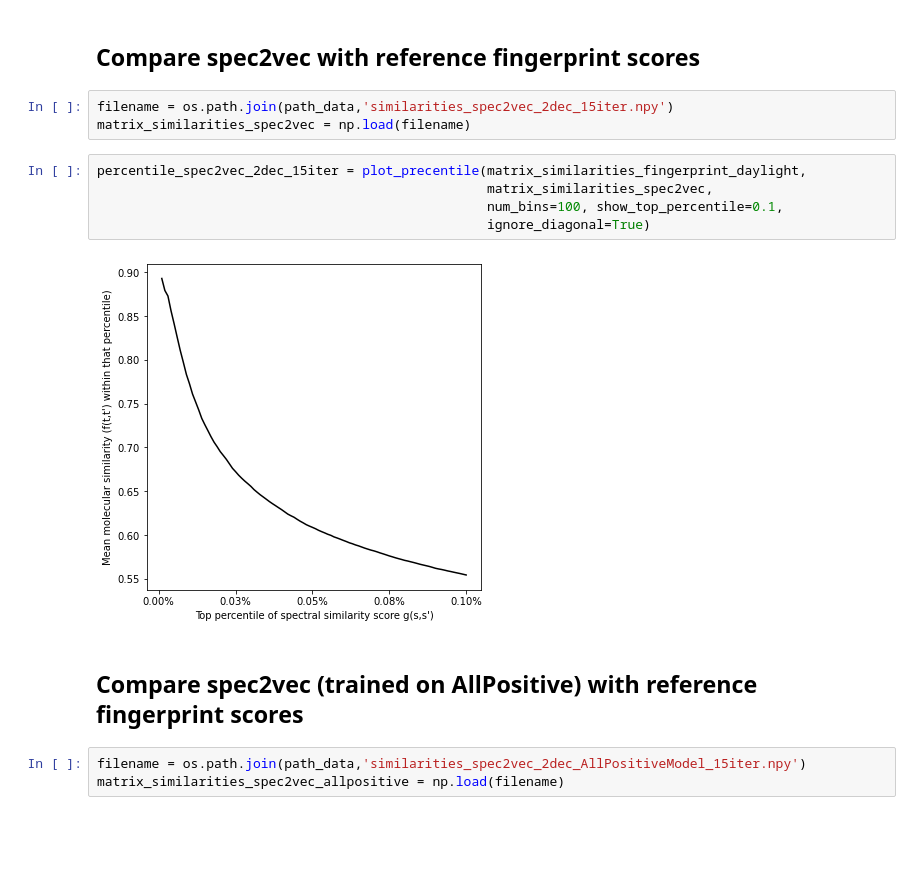
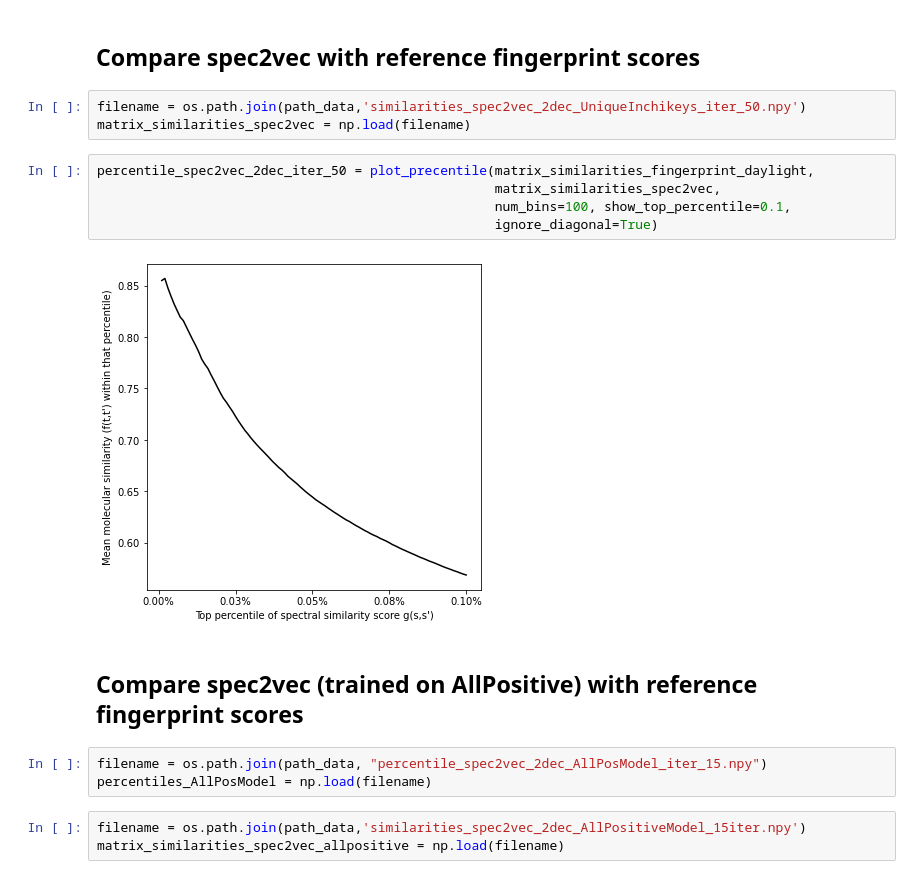
Before and after one commit to iomega/spec2vec, a Jupyter notebook: notebooks/iomega-workflow-7-compare-the-different-scores.ipynb, the cells around one changed output. Saved outputs shown, nothing was run; the diff lists cells and outputs as text; blank space fills up the shorter version.

```diff
--- a/notebooks/iomega-workflow-7-compare-the-different-scores.ipynb
+++ b/notebooks/iomega-workflow-7-compare-the-different-scores.ipynb
@@ -65,17 +65,20 @@ percentile_mod_cosine_tol0005 = plot_precentile(matrix_similarities_fingerprint_
 # %% [markdown]
 ## Compare spec2vec with reference fingerprint scores
 # %%
-filename = os.path.join(path_data,'similarities_spec2vec_2dec_15iter.npy')
+filename = os.path.join(path_data,'similarities_spec2vec_2dec_UniqueInchikeys_iter_50.npy')
 matrix_similarities_spec2vec = np.load(filename)
 # %%
-percentile_spec2vec_2dec_15iter = plot_precentile(matrix_similarities_fingerprint_daylight,
-                                                  matrix_similarities_spec2vec,
-                                                  num_bins=100, show_top_percentile=0.1,
-                                                  ignore_diagonal=True)
+percentile_spec2vec_2dec_iter_50 = plot_precentile(matrix_similarities_fingerprint_daylight,
+                                                   matrix_similarities_spec2vec,
+                                                   num_bins=100, show_top_percentile=0.1,
+                                                   ignore_diagonal=True)
 # %% [output]
-[figure, old version]
+[figure, new version]
 # %% [markdown]
 ## Compare spec2vec (trained on AllPositive) with reference fingerprint scores
+# %%
+filename = os.path.join(path_data, "percentile_spec2vec_2dec_AllPosModel_iter_15.npy")
+percentiles_AllPosModel = np.load(filename)
 # %%
 filename = os.path.join(path_data,'similarities_spec2vec_2dec_AllPositiveModel_15iter.npy')
 matrix_similarities_spec2vec_allpositive = np.load(filename)
```
Also changed, not shown: parts of 4 cells of this notebook, 1 other file.
